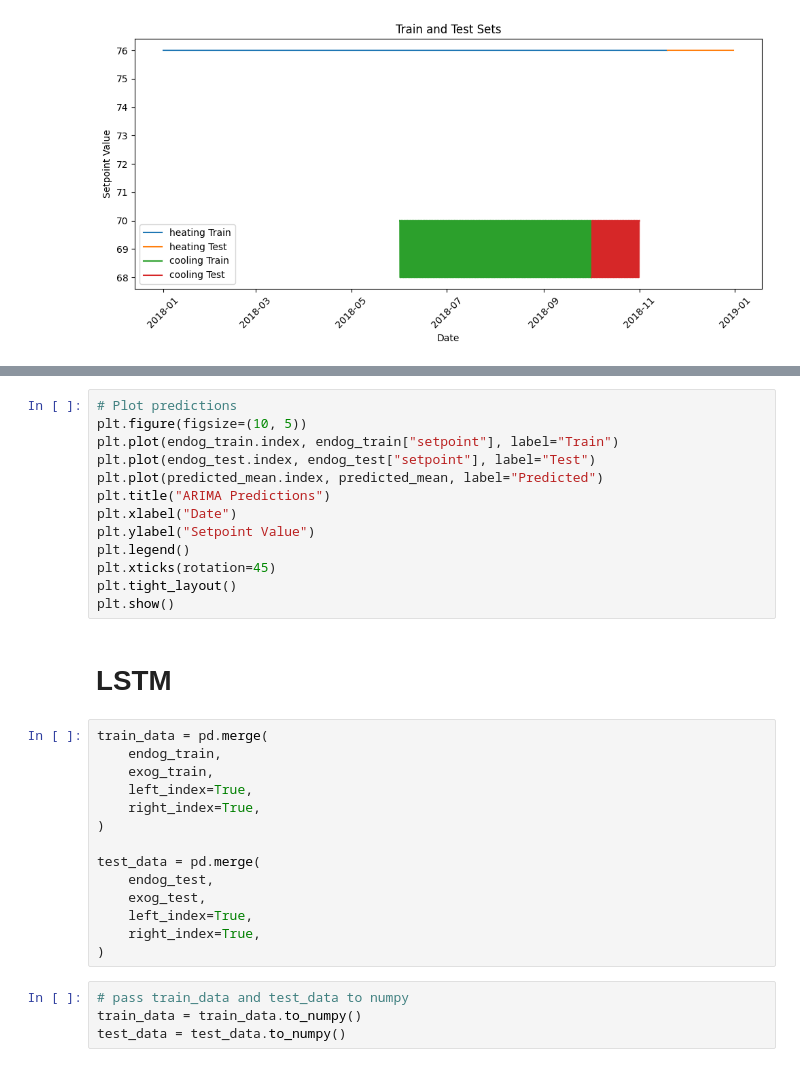
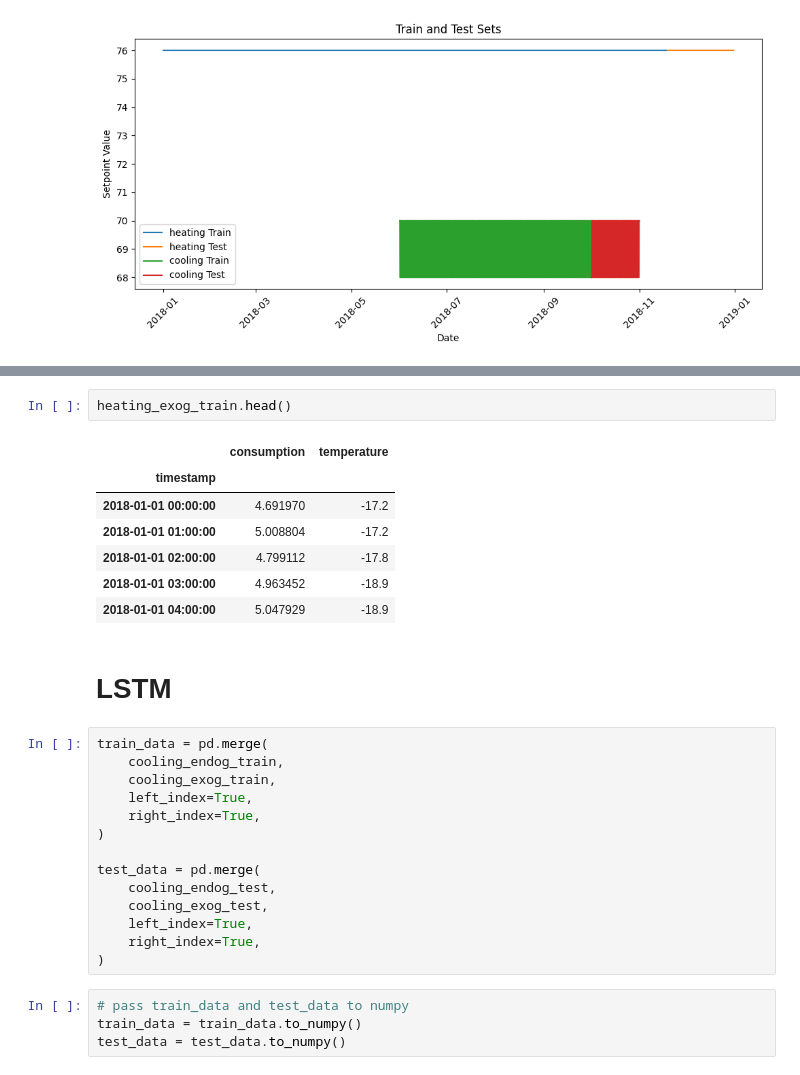
Before and after one commit to adrianlopezlanchares/Space-Conditioning-Electrification, a Jupyter notebook: consumption/setpoint-prediction/setpoint_model.ipynb, the cells around one changed output, grey strips where cells are left out. Drawn from its saved outputs; the diff is of its cells as text.

```diff
--- a/consumption/setpoint-prediction/setpoint_model.ipynb
+++ b/consumption/setpoint-prediction/setpoint_model.ipynb
@@ -219,29 +176,26 @@ predicted_mean = pd.Series(predicted_mean, index=endog_test.index)
-# %%
-# Plot predictions
-plt.figure(figsize=(10, 5))
-plt.plot(endog_train.index, endog_train["setpoint"], label="Train")
-plt.plot(endog_test.index, endog_test["setpoint"], label="Test")
-plt.plot(predicted_mean.index, predicted_mean, label="Predicted")
-plt.title("ARIMA Predictions")
-plt.xlabel("Date")
-plt.ylabel("Setpoint Value")
-plt.legend()
-plt.xticks(rotation=45)
-plt.tight_layout()
-plt.show()
+# %%
+heating_exog_train.head()
+# %% [output]
+|  | consumption | temperature |
+| timestamp |  |  |
+| 2018-01-01 00:00:00 | 4.691970 | -17.2 |
+| 2018-01-01 01:00:00 | 5.008804 | -17.2 |
+| 2018-01-01 02:00:00 | 4.799112 | -17.8 |
+| 2018-01-01 03:00:00 | 4.963452 | -18.9 |
+| 2018-01-01 04:00:00 | 5.047929 | -18.9 |
 # %% [markdown]
 # LSTM
 # %%
 train_data = pd.merge(
-    endog_train,
-    exog_train,
+    cooling_endog_train,
+    cooling_exog_train,
     left_index=True,
     right_index=True,
 )
 
 test_data = pd.merge(
-    endog_test,
-    exog_test,
+    cooling_endog_test,
+    cooling_exog_test,
     left_index=True,
     right_index=True,
 )
```
Also changed, not shown: parts of 16 cells of this notebook, 4 other files.
